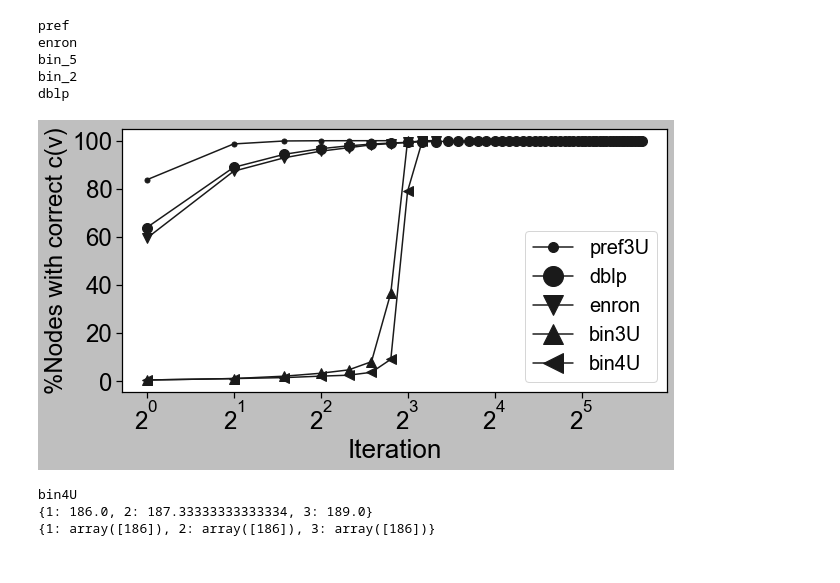
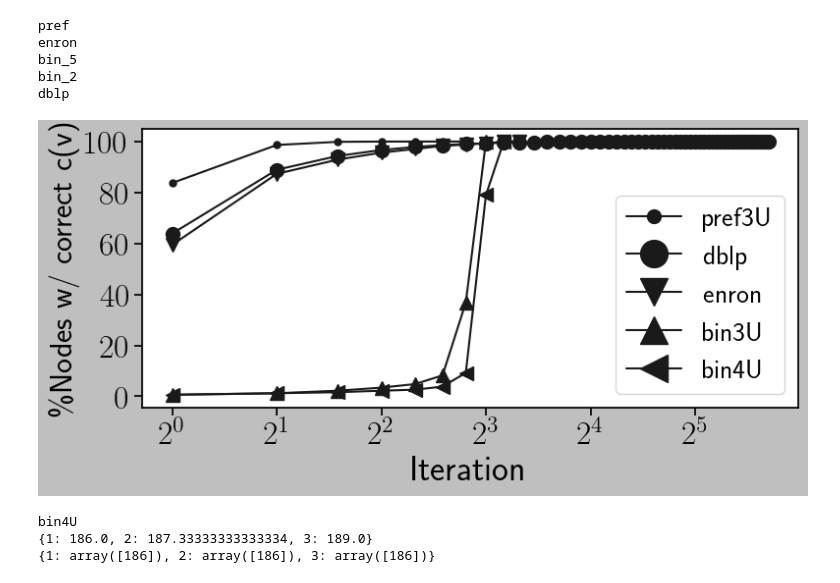
Before and after one commit to toggled/vldbsubmission, a Jupyter notebook: notebooks/plots(woInit).ipynb, the cells around one changed output. Drawn from its saved outputs; the diff is of its cells as text; code cells hidden in the pictures.

```diff
--- a/notebooks/plots(woInit).ipynb
+++ b/notebooks/plots(woInit).ipynb
@@ -141,13 +147,18 @@ sns.set(rc={'figure.figsize':(10,4)})
 sns.set_style("whitegrid", {'axes.grid' : True})
 # sns.set_style("ticks")
 plt.style.use('grayscale')
+plt.rcParams['text.usetex'] = True
 
 sns.barplot(x='dataset', y='%wrongCore', data=wrong_core_df, color='k',hue_order=datasets)
-plt.xlabel('Dataset', fontsize=fontsize-5)
-plt.ylabel('%Nodes with wrong c(v)', fontsize=fontsize-7)
-plt.xticks(fontsize=fontsize-7)
-plt.yticks(fontsize=fontsize-3)
+plt.xlabel('Dataset', fontsize=fontsize-2)
+plt.xticks(fontsize=fontsize-4)
+plt.ylabel('\%Nodes w/ wrong c(v)', fontsize=fontsize-5)
+plt.yticks(fontsize=fontsize-2)
 plt.tight_layout()
 plt.savefig('../fig/WrongCore.pdf')
 plt.show()
+# plt.xlabel("Iteration", fontsize=fontsize-2)
+# plt.ylabel("\%Nodes w/ correct c(v)",fontsize= fontsize-5)
+# plt.xticks(fontsize=fontsize-4)
+# plt.yticks(fontsize=fontsize-4)
 # %% [output]
@@ -243,6 +262,8 @@ sns.set(rc={'figure.figsize':(8,4)})
 # sns.set_style("whitegrid", {'axes.grid' : False})
 sns.set_style("ticks")
 plt.style.use('grayscale')
+plt.rcParams['text.usetex'] = True
+
 marker_list = [list(Line2D.markers)[0]] + list(Line2D.markers)[2:1+len(datalist)]
 i = 1
 data = datalist[i]
@@ -253,12 +274,12 @@ plt.plot(X,hypH_errors[data],marker = marker_list[2],color = 'k', markersize = 1
 # print(Xs[0])
 # print(Mean_errors[0])
 # print(Mean_errors2[0])
-plt.xlabel("Iteration", fontsize=fontsize)
-plt.ylabel("Avg. error",fontsize= fontsize)
+plt.xlabel("Iteration", fontsize=fontsize-2)
+plt.ylabel("Avg. error",fontsize= fontsize-4)
 # plt.yscale('log')
 # plt.title(good_name_dataset[data])
-plt.xticks(fontsize=fontsize-8)
-plt.yticks(fontsize=fontsize-6)
+plt.xticks(fontsize=fontsize-4)
+plt.yticks(fontsize=fontsize-2)
 plt.legend(loc = 'best', fontsize=labelsize,markerscale=2)
 plt.tight_layout()
 plt.savefig('../fig/error_hindex_'+good_name_dataset[data]+'.pdf')
@@ -277,6 +298,7 @@ sns.set(rc={'figure.figsize':(8,4)})
 # sns.set_style("whitegrid", {'axes.grid' : False})
 sns.set_style("ticks")
 plt.style.use('grayscale')
+plt.rcParams['text.usetex'] = True
 marker_list = [list(Line2D.markers)[0]] + list(Line2D.markers)[2:1+len(datalist)]
 
 i = 3
@@ -287,15 +309,19 @@ plt.plot(X,grH_errors[data],'.--',marker = marker_list[1], markersize = 10,label
 plt.plot(X,hypH_errors[data],marker = marker_list[2],color = 'k', markersize = 10,label='Hyp. h-index',lw = 3)
 
 
-plt.xlabel("Iteration", fontsize=fontsize)
-plt.ylabel("Avg. error",fontsize= fontsize)
+plt.xlabel("Iteration", fontsize=fontsize-2)
+plt.ylabel("Avg. error",fontsize= fontsize-4)
 # plt.yscale('log')
 # plt.title(good_name_dataset[data])
-plt.xticks(fontsize=fontsize-8)
-plt.yticks(fontsize=fontsize-6)
+plt.xticks(fontsize=fontsize-4)
+plt.yticks(fontsize=fontsize-2)
 plt.legend(loc = 'best', fontsize=labelsize,markerscale=2)
 plt.tight_layout()
 plt.savefig('../fig/error_hindex_'+good_name_dataset[data]+'.pdf')
 plt.show()
+# plt.xlabel("Iteration", fontsize=fontsize-2)
+# plt.ylabel("\%Nodes w/ correct c(v)",fontsize= fontsize-5)
+# plt.xticks(fontsize=fontsize-4)
+# plt.yticks(fontsize=fontsize-4)
 # %% [output]
 bin4U
@@ -371,31 +397,32 @@ dblp
 # %%
 import matplotlib.pyplot as plt
 from matplotlib.lines import Line2D
 from matplotlib.ticker import MaxNLocator
 import seaborn as sns
-sns.set(rc={'figure.figsize':(9,5)})
+sns.set(rc={'figure.figsize':(8,4)})
 # sns.set_style("whitegrid", {'axes.grid' : False})
 sns.set_style("ticks")
 plt.style.use('grayscale')
+plt.rcParams['text.usetex'] = True
 
 datalist2 = ['pref', 'dblp', 'enron','bin_5','bin_2']
 # datalist2 = datalist[:5]
 # marker_list = list(Line2D.markers)
 marker_list = [list(Line2D.markers)[0]] + list(Line2D.markers)[2:1+len(datalist2)]
 for i,data in enumerate(datalist2):
     plt.plot(Xs[data],Ys[data],label=good_name_dataset[data],marker = marker_list[i], color = 'k', markersize = 10)
 plt.xscale('log',base=2)
 plt.xlabel("Iteration", fontsize=fontsize-2)
-plt.ylabel("%Nodes with correct c(v)",fontsize= fontsize-4)
+plt.ylabel("\%Nodes w/ correct c(v)",fontsize= fontsize-5)
 plt.xticks(fontsize=fontsize-4)
 plt.yticks(fontsize=fontsize-4)
 plt.legend(loc = 'lower right', fontsize=labelsize,markerscale=2)
 # plt.legend(loc = 'lower right', fontsize=labelsize-4,markerscale=1,mode = "expand", ncol = 2)
 plt.tight_layout()
 plt.savefig('../fig/Convergence.pdf')
 plt.show()
 # %% [output]
-[figure, old version]
+[figure, new version]
 # %%
 # def get_nbrs(dataset):
 #     _dict = {}
```
Also changed, not shown: parts of 18 cells of this notebook, 43 other files.
